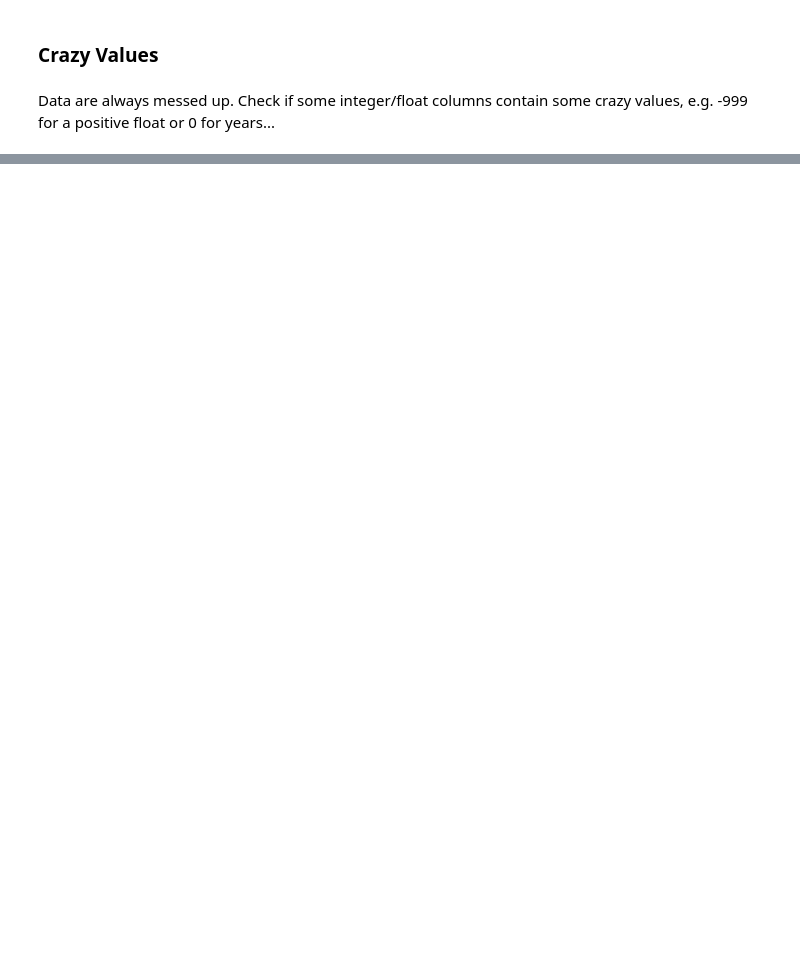
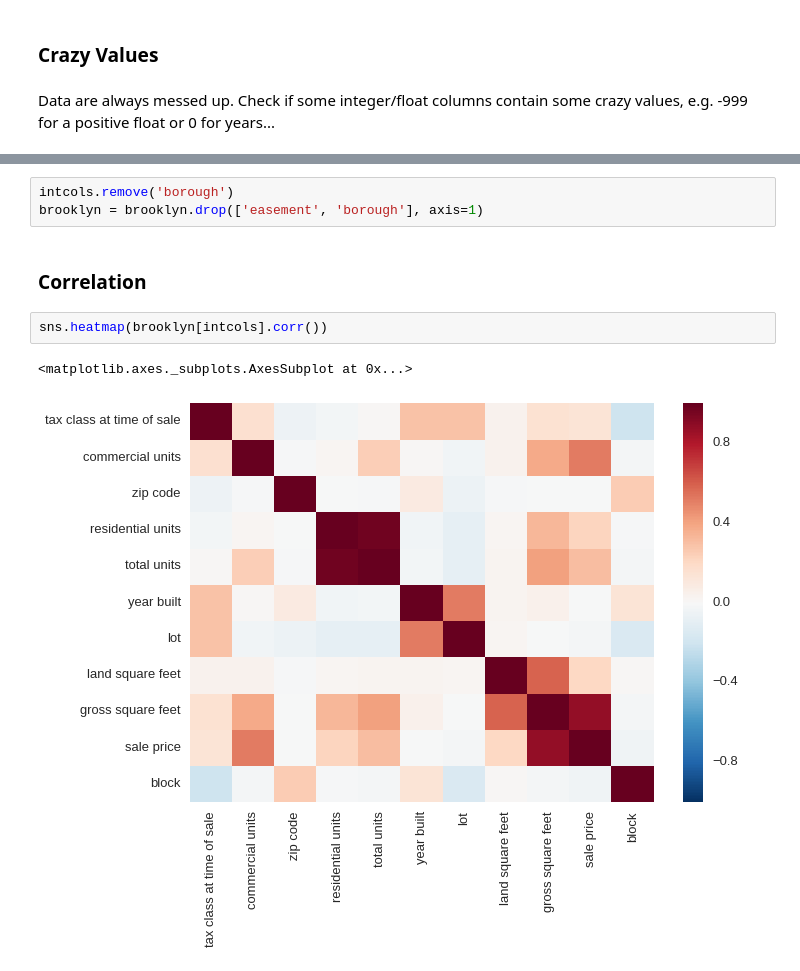
Before and after one commit to garaud/doing_pydata_science, a Jupyter notebook: chapter-02-housing-dataset.ipynb, the cells around one changed output, grey strips where cells are left out. Saved outputs shown, nothing was run; the diff lists cells and outputs as text; blank space fills up the shorter version.

```diff
--- a/chapter-02-housing-dataset.ipynb
+++ b/chapter-02-housing-dataset.ipynb
@@ -242,0 +296,10 @@ zip code, sale price or year equal to `0` is quite strange!
+# %%
+intcols.remove('borough')
+brooklyn = brooklyn.drop(['easement', 'borough'], axis=1)
+# %% [markdown]
+### Correlation
+# %%
+sns.heatmap(brooklyn[intcols].corr())
+# %% [output]
+<matplotlib.axes._subplots.AxesSubplot at 0x...>
+[figure, added]
```
Also changed, not shown: parts of 34 cells of this notebook.
